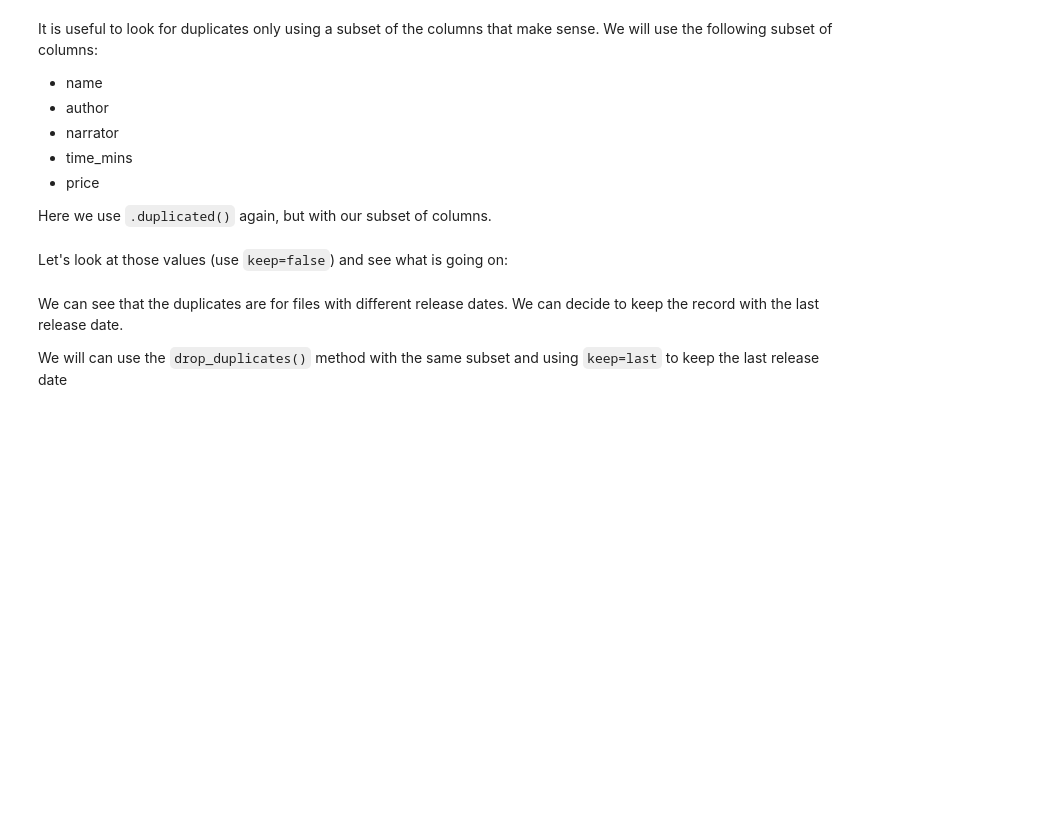
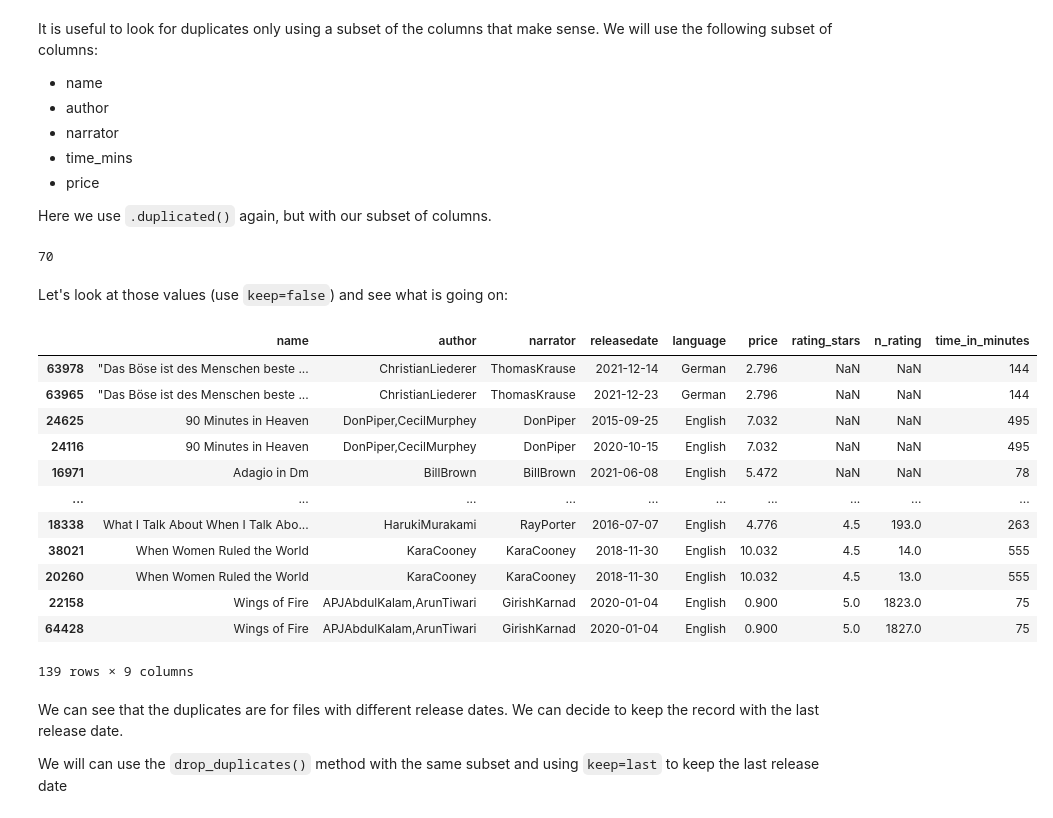
Before and after one commit to SirTee12/DataCamp-Code-Along-Projects, a Jupyter notebook: Cleaning-Data-in-Python/Cleaning_Audible_Data.ipynb, the cells around one changed output. Saved outputs shown, nothing was run; the diff lists cells and outputs as text; code cells hidden in the pictures; blank space fills up the shorter version.

Commit message:
Checked for duplicated and drop the duplicates

```diff
--- a/Cleaning-Data-in-Python/Cleaning_Audible_Data.ipynb
+++ b/Cleaning-Data-in-Python/Cleaning_Audible_Data.ipynb
@@ -465,12 +468,30 @@ It is useful to look for duplicates only using a subset of the columns that make
 Here we use `.duplicated()` again, but with our subset of columns.
 # %%
 # Create a list of our subset columns and assign to subset_cols
-
+subset_cols = ['name', 'author', 'narrator', 'time_in_minutes', 'price']
 # Check for duplicates using our subset of columns
+audible.duplicated(subset=subset_cols).sum()
+# %% [output]
+70
 # %% [markdown]
 Let's look at those values (use `keep=false`) and see what is going on:
 # %%
 # Check the duplicated rows keeping the duplicates and order by the name column
+audible[audible.duplicated(subset=subset_cols, keep = False)].sort_values(by = 'name')
+# %% [output]
+|  | name | author | narrator | releasedate | language | price | rating_stars | n_rating | time_in_minutes |
+| 63978 | "Das Böse ist des Menschen beste ... | ChristianLiederer | ThomasKrause | 2021-12-14 | German | 2.796 | NaN | NaN | 144 |
+| 63965 | "Das Böse ist des Menschen beste ... | ChristianLiederer | ThomasKrause | 2021-12-23 | German | 2.796 | NaN | NaN | 144 |
+| 24625 | 90 Minutes in Heaven | DonPiper,CecilMurphey | DonPiper | 2015-09-25 | English | 7.032 | NaN | NaN | 495 |
+| 24116 | 90 Minutes in Heaven | DonPiper,CecilMurphey | DonPiper | 2020-10-15 | English | 7.032 | NaN | NaN | 495 |
+| 16971 | Adagio in Dm | BillBrown | BillBrown | 2021-06-08 | English | 5.472 | NaN | NaN | 78 |
+| ... | ... | ... | ... | ... | ... | ... | ... | ... | ... |
+| 18338 | What I Talk About When I Talk Abo... | HarukiMurakami | RayPorter | 2016-07-07 | English | 4.776 | 4.5 | 193.0 | 263 |
+| 38021 | When Women Ruled the World | KaraCooney | KaraCooney | 2018-11-30 | English | 10.032 | 4.5 | 14.0 | 555 |
+| 20260 | When Women Ruled the World | KaraCooney | KaraCooney | 2018-11-30 | English | 10.032 | 4.5 | 13.0 | 555 |
+| 22158 | Wings of Fire | APJAbdulKalam,ArunTiwari | GirishKarnad | 2020-01-04 | English | 0.900 | 5.0 | 1823.0 | 75 |
+| 64428 | Wings of Fire | APJAbdulKalam,ArunTiwari | GirishKarnad | 2020-01-04 | English | 0.900 | 5.0 | 1827.0 | 75 |
+139 rows × 9 columns
 # %% [markdown]
 We can see that the duplicates are for files with different release dates. We can decide to keep the record with the last release date.
 
```
Also changed, not shown: parts of 3 cells of this notebook.
